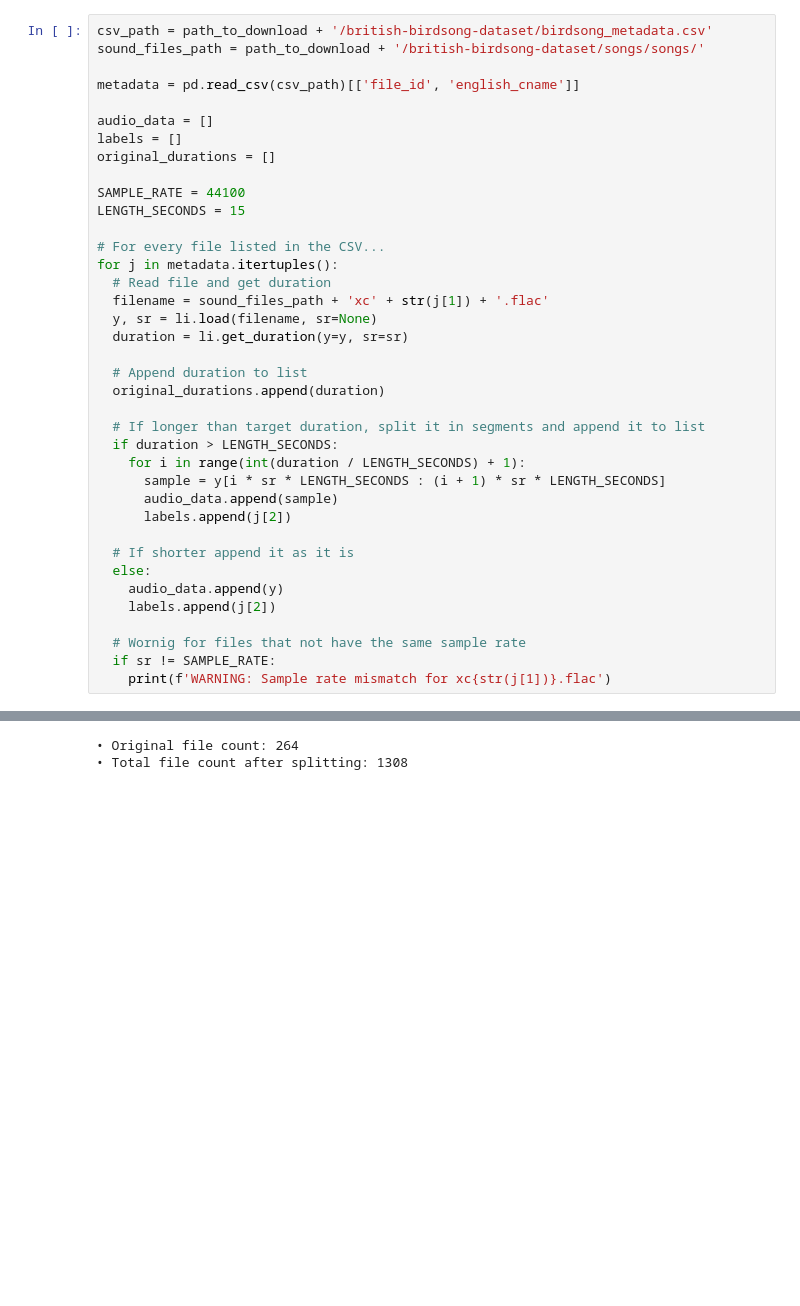
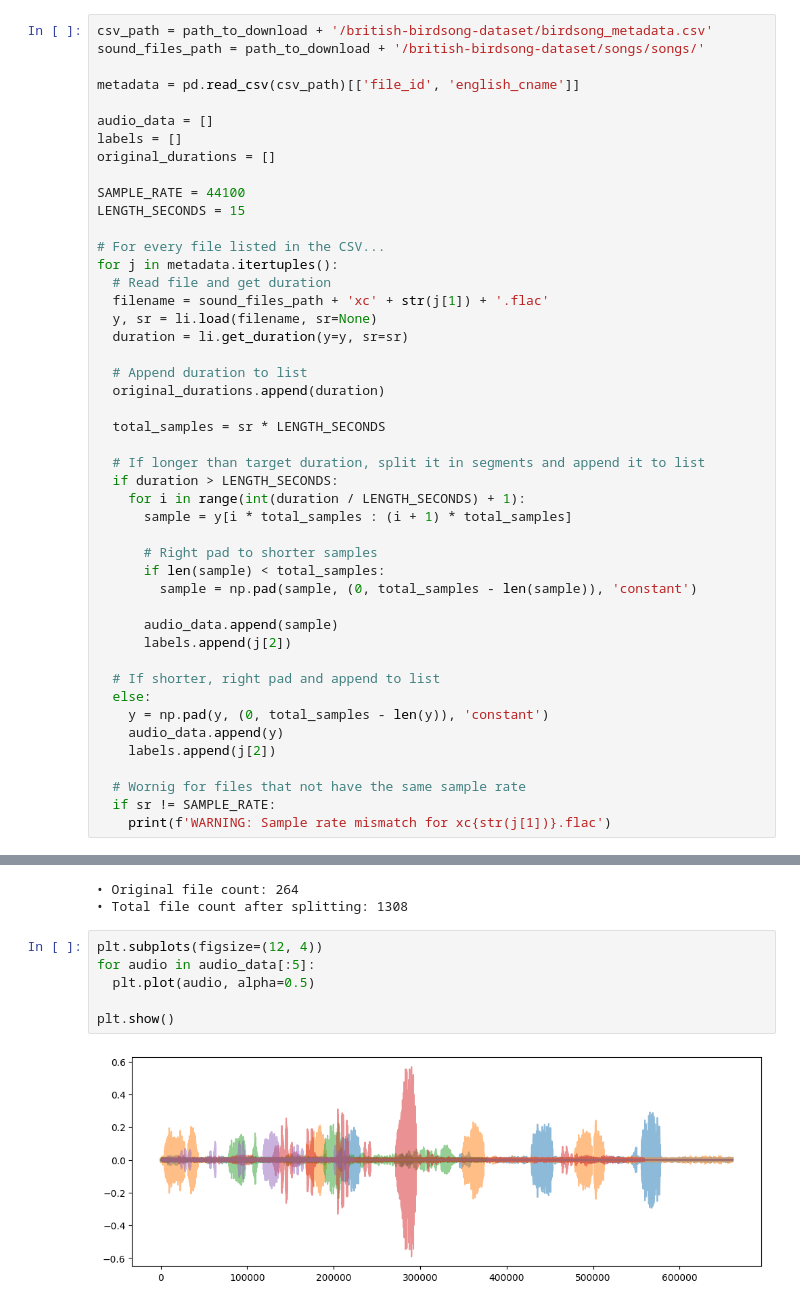
Before and after one commit to MatiasCarbone/ornithologist, a Jupyter notebook: notebooks/preliminar_testing.ipynb, the cells around one changed output, grey strips where cells are left out. Cells and saved outputs as stored; diff of their text form; blank space fills up the shorter version.

Commit message:
feat: add audio segments length normalization to target duration

```diff
--- a/notebooks/preliminar_testing.ipynb
+++ b/notebooks/preliminar_testing.ipynb
@@ -39,15 +46,23 @@ for j in metadata.itertuples():
   # Append duration to list
   original_durations.append(duration)
 
+  total_samples = sr * LENGTH_SECONDS
+
   # If longer than target duration, split it in segments and append it to list
   if duration > LENGTH_SECONDS:
     for i in range(int(duration / LENGTH_SECONDS) + 1):
-      sample = y[i * sr * LENGTH_SECONDS : (i + 1) * sr * LENGTH_SECONDS]
+      sample = y[i * total_samples : (i + 1) * total_samples]
+
+      # Right pad to shorter samples
+      if len(sample) < total_samples:
+        sample = np.pad(sample, (0, total_samples - len(sample)), 'constant')
+
       audio_data.append(sample)
       labels.append(j[2])
 
-  # If shorter append it as it is
+  # If shorter, right pad and append to list
   else:
+    y = np.pad(y, (0, total_samples - len(y)), 'constant')
     audio_data.append(y)
     labels.append(j[2])
 
@@ -70,3 +85,11 @@ print(f'• Total file count after splitting: {len(audio_data)}')
 [figure]
 • Original file count: 264
 • Total file count after splitting: 1308
+# %%
+plt.subplots(figsize=(12, 4))
+for audio in audio_data[:5]:
+  plt.plot(audio, alpha=0.5)
+
+plt.show()
+# %% [output]
+[figure, added]
```
Also changed, not shown: parts of 3 cells of this notebook.
